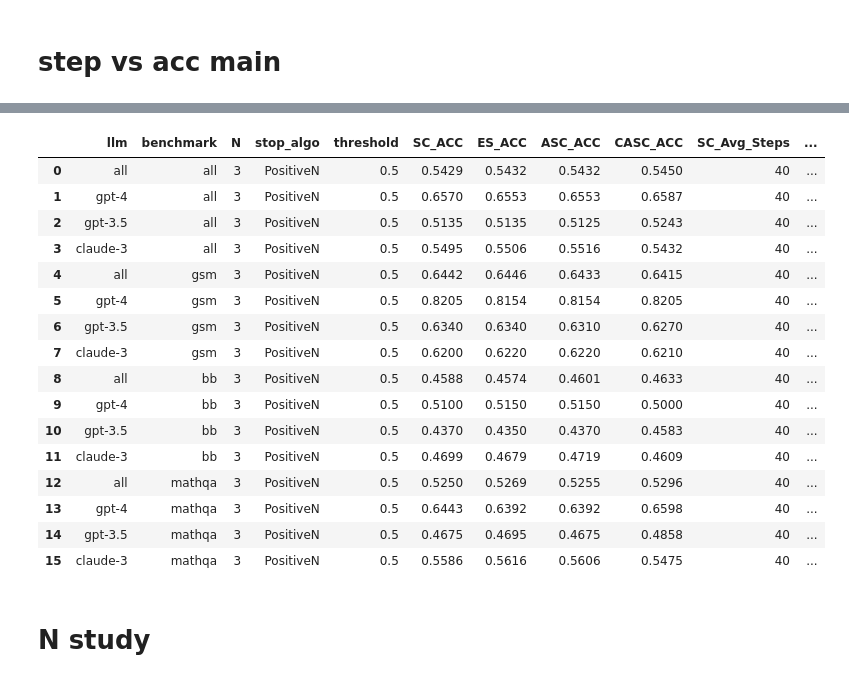
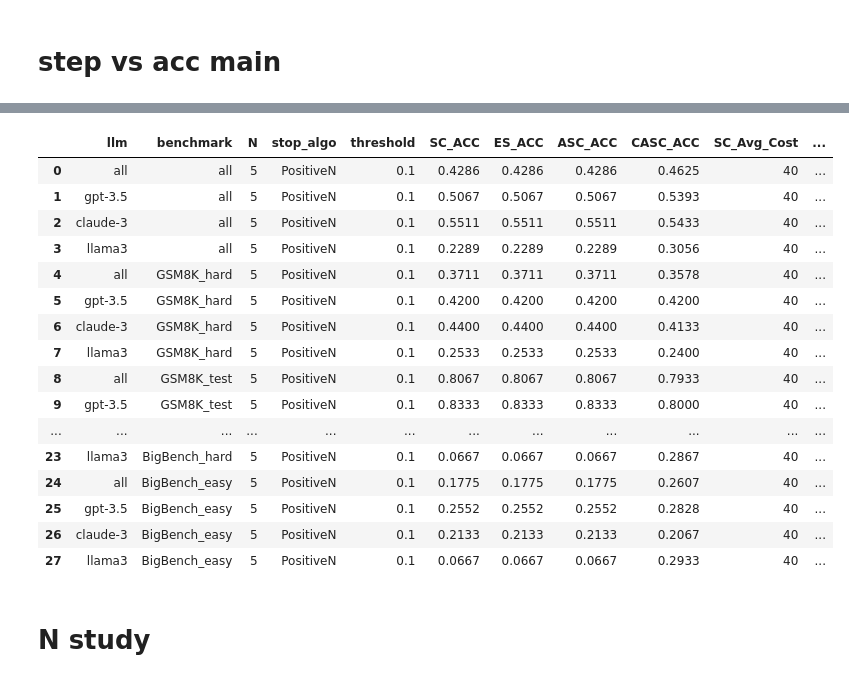
Before and after one commit to wan19990901/SC_conf, a Jupyter notebook: src/experiment_collection/plots.ipynb, the cells around one changed output, grey strips where cells are left out. Drawn from its saved outputs; the diff is of its cells as text; code cells hidden in the pictures.

```diff
--- a/src/experiment_collection/plots.ipynb
+++ b/src/experiment_collection/plots.ipynb
@@ -25,13 +26,10 @@ df_with_features = pd.read_json(os.path.join(DATA_DIR,'final_with_feature.json')
 # %%
-feature_li = [
-    'QUA_IM',
-    'DIF_IV',
-    'SIM_COT_AGG',
-    'SIM_AC_BIGRAM',
-    'SIM_AC_AGG',
-    'SIM_AC_PW',
-]
-coe = [-5, -5, 3, 2, 1, 3]
-intercept = -2.7
-df_with_features
+feature_li =['LEN','QUA_IM','DIF_IV','SIM_INPUT','SIM_COT_BIGRAM']
+df_with_features_raw = df_with_features_raw[~df_with_features_raw.Model.str.startswith('gpt-4')]
+
+_,df_with_features = train_test_split_stratify(df_with_features_raw,test_size=0.3,random_state =2024)
+_, coef = trained_LR_model(df_with_features_raw, feature_li, report_auroc=False,train_mode=True)
+print(coef)
+coe = coef[1:]
+intercept = coef[0]
 # %% [output]
@@ -51,22 +86,18 @@ df_with_features
 # %%
 config = {
-    'benchmark': ['all','gsm','bb','mathqa'],
-    'llm' : ['all','gpt-4','gpt-3.5','claude-3'],
-    'N': [i for i in range(1,16)],
+    'benchmark': ['all','GSM8K_hard','GSM8K_test','MathQA_challenge_test','MathQA_dev','BigBench_hard','BigBench_easy'],
+    'llm' : ['all','gpt-3.5','claude-3','llama3'],
+    'N': [i for i in range(2,16)],
     'threshold': [0.1*i for i in range(11)],
     'stop_algo':['PositiveN','ConsistencyN'],
     'approximator': [customized_LR_model,trained_LR_model]
 }
 # %%
 def get_data(df,benchmark='all',llm = 'all'):
-    if benchmark == 'gsm':
-        df_ = df[df.Name.str.startswith('GSM')]
-    elif benchmark =='bb':
-        df_ = df[df.Name.str.startswith('Big')]
-    elif benchmark == 'mathqa':
-        df_ = df[df.Name.str.startswith('Math')]
+    if benchmark == 'all':
+        df_ = df
     else:
-        df_ = df
+        df_ = df[df.Name == benchmark]
 
     if llm == 'gpt-4':
         df_final = df_[df_.Model.str.startswith('gpt-4')]
@@ -74,6 +105,11 @@ def get_data(df,benchmark='all',llm = 'all'):
         df_final = df_[df_.Model.str.startswith('gpt-3')]
     elif llm == 'claude-3':
         df_final = df_[df_.Model.str.startswith('claude-3')]
+    elif llm == 'llama3':
+        df_final = df_[df_.Model.str.startswith('llama3')]
     else:
         df_final = df_
     return df_final
+# %%
+for benchmark in config['benchmark']:
+    print(len(get_data(df_with_features,benchmark=benchmark)))
@@ -125,26 +377,26 @@ def get_data(df,benchmark='all',llm = 'all'):
 # %%
-# df_main_table = pd.DataFrame(result_buffer)
+df_main_table = pd.DataFrame(result_buffer)
 # df_main_table.to_csv('main_table.csv',index=False)
-df_main_table = pd.read_csv('../src/experiment_collection/main_table.csv')
+# df_main_table = pd.read_csv('../src/experiment_collection/main_table.csv')
 df_main_table
 # %% [output]
-|  | llm | benchmark | N | stop_algo | threshold | SC_ACC | ES_ACC | ASC_ACC | CASC_ACC | SC_Avg_Steps | ... |
-| 0 | all | all | 3 | PositiveN | 0.5 | 0.5429 | 0.5432 | 0.5432 | 0.5450 | 40 | ... |
-| 1 | gpt-4 | all | 3 | PositiveN | 0.5 | 0.6570 | 0.6553 | 0.6553 | 0.6587 | 40 | ... |
-| 2 | gpt-3.5 | all | 3 | PositiveN | 0.5 | 0.5135 | 0.5135 | 0.5125 | 0.5243 | 40 | ... |
-| 3 | claude-3 | all | 3 | PositiveN | 0.5 | 0.5495 | 0.5506 | 0.5516 | 0.5432 | 40 | ... |
-| 4 | all | gsm | 3 | PositiveN | 0.5 | 0.6442 | 0.6446 | 0.6433 | 0.6415 | 40 | ... |
-| 5 | gpt-4 | gsm | 3 | PositiveN | 0.5 | 0.8205 | 0.8154 | 0.8154 | 0.8205 | 40 | ... |
-| 6 | gpt-3.5 | gsm | 3 | PositiveN | 0.5 | 0.6340 | 0.6340 | 0.6310 | 0.6270 | 40 | ... |
-| 7 | claude-3 | gsm | 3 | PositiveN | 0.5 | 0.6200 | 0.6220 | 0.6220 | 0.6210 | 40 | ... |
-| 8 | all | bb | 3 | PositiveN | 0.5 | 0.4588 | 0.4574 | 0.4601 | 0.4633 | 40 | ... |
-| 9 | gpt-4 | bb | 3 | PositiveN | 0.5 | 0.5100 | 0.5150 | 0.5150 | 0.5000 | 40 | ... |
-| 10 | gpt-3.5 | bb | 3 | PositiveN | 0.5 | 0.4370 | 0.4350 | 0.4370 | 0.4583 | 40 | ... |
-| 11 | claude-3 | bb | 3 | PositiveN | 0.5 | 0.4699 | 0.4679 | 0.4719 | 0.4609 | 40 | ... |
-| 12 | all | mathqa | 3 | PositiveN | 0.5 | 0.5250 | 0.5269 | 0.5255 | 0.5296 | 40 | ... |
-| 13 | gpt-4 | mathqa | 3 | PositiveN | 0.5 | 0.6443 | 0.6392 | 0.6392 | 0.6598 | 40 | ... |
-| 14 | gpt-3.5 | mathqa | 3 | PositiveN | 0.5 | 0.4675 | 0.4695 | 0.4675 | 0.4858 | 40 | ... |
-| 15 | claude-3 | mathqa | 3 | PositiveN | 0.5 | 0.5586 | 0.5616 | 0.5606 | 0.5475 | 40 | ... |
+|  | llm | benchmark | N | stop_algo | threshold | SC_ACC | ES_ACC | ASC_ACC | CASC_ACC | SC_Avg_Cost | ... |
+| 0 | all | all | 5 | PositiveN | 0.1 | 0.4286 | 0.4286 | 0.4286 | 0.4625 | 40 | ... |
+| 1 | gpt-3.5 | all | 5 | PositiveN | 0.1 | 0.5067 | 0.5067 | 0.5067 | 0.5393 | 40 | ... |
+| 2 | claude-3 | all | 5 | PositiveN | 0.1 | 0.5511 | 0.5511 | 0.5511 | 0.5433 | 40 | ... |
+| 3 | llama3 | all | 5 | PositiveN | 0.1 | 0.2289 | 0.2289 | 0.2289 | 0.3056 | 40 | ... |
+| 4 | all | GSM8K_hard | 5 | PositiveN | 0.1 | 0.3711 | 0.3711 | 0.3711 | 0.3578 | 40 | ... |
+| 5 | gpt-3.5 | GSM8K_hard | 5 | PositiveN | 0.1 | 0.4200 | 0.4200 | 0.4200 | 0.4200 | 40 | ... |
+| 6 | claude-3 | GSM8K_hard | 5 | PositiveN | 0.1 | 0.4400 | 0.4400 | 0.4400 | 0.4133 | 40 | ... |
+| 7 | llama3 | GSM8K_hard | 5 | PositiveN | 0.1 | 0.2533 | 0.2533 | 0.2533 | 0.2400 | 40 | ... |
+| 8 | all | GSM8K_test | 5 | PositiveN | 0.1 | 0.8067 | 0.8067 | 0.8067 | 0.7933 | 40 | ... |
+| 9 | gpt-3.5 | GSM8K_test | 5 | PositiveN | 0.1 | 0.8333 | 0.8333 | 0.8333 | 0.8000 | 40 | ... |
+| ... | ... | ... | ... | ... | ... | ... | ... | ... | ... | ... | ... |
+| 23 | llama3 | BigBench_hard | 5 | PositiveN | 0.1 | 0.0667 | 0.0667 | 0.0667 | 0.2867 | 40 | ... |
+| 24 | all | BigBench_easy | 5 | PositiveN | 0.1 | 0.1775 | 0.1775 | 0.1775 | 0.2607 | 40 | ... |
+| 25 | gpt-3.5 | BigBench_easy | 5 | PositiveN | 0.1 | 0.2552 | 0.2552 | 0.2552 | 0.2828 | 40 | ... |
+| 26 | claude-3 | BigBench_easy | 5 | PositiveN | 0.1 | 0.2133 | 0.2133 | 0.2133 | 0.2067 | 40 | ... |
+| 27 | llama3 | BigBench_easy | 5 | PositiveN | 0.1 | 0.0667 | 0.0667 | 0.0667 | 0.2933 | 40 | ... |
 # %% [markdown]
 # N study
 # %%
```
Also changed, not shown: parts of 17 cells of this notebook, 4 other files.
